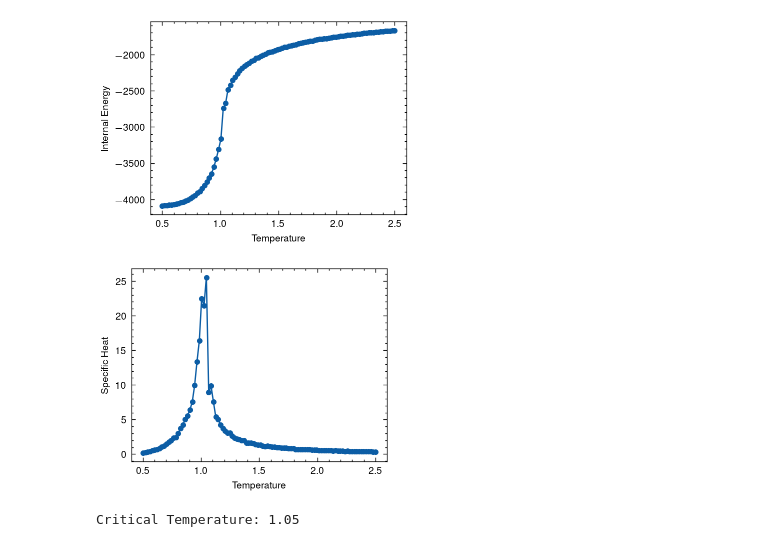
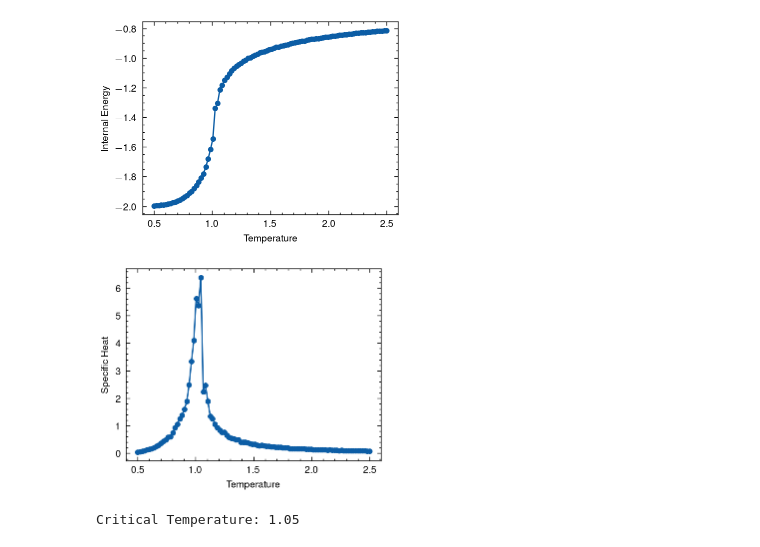
Before and after one commit to xiaoxuan-yu/Potts_MC_Simulation, a Jupyter notebook: simulation/Post-simulation.ipynb, the cells around one changed output. Saved outputs shown, nothing was run; the diff lists cells and outputs as text; code cells hidden in the pictures.

```diff
--- a/simulation/Post-simulation.ipynb
+++ b/simulation/Post-simulation.ipynb
@@ -28,6 +28,7 @@ def potts_energy(spins, J, h):
     E_J += J * np.sum(spins == np.roll(spins, -1, axis=0))
     E_J += J * np.sum(spins == np.roll(spins, 1, axis=1))
     E_J += J * np.sum(spins == np.roll(spins, -1, axis=1))
+    E_J /= 2
     E_J += h * np.sum(spins)
 
     # 求和得到能量
@@ -73,35 +74,35 @@ def internal_energy(spin_series, J, h):
         J: 相邻自旋互相作用能量强度
         h: 外磁场强度
     Returns:
         内能,标量
     """
 
     # 计算能量
     E_series = np.zeros(shape=(spin_series.shape[0]))
     for i in range(spin_series.shape[0]):
         E_series[i] = potts_energy(spin_series[i,:,:], J, h)
     # 求和得到内能
-    E = np.mean(E_series)
+    E = np.mean(E_series) / spin_series.shape[1]**2
     return E
 # internal energy
 U_series = np.zeros(shape=(len(T_series)))
 for i in trange(len(T_series)):
     T = T_series[i]
     # load data
     if os.path.isfile('Potts_Data/spin_history_{}_{:.2f}.npy'.format(q, T)):
         data = np.load('Potts_Data/spin_history_{}_{:.2f}.npy'.format(q, T))
         data = data[data.shape[0]//2:,:,:]
         U_series[i] = internal_energy(data, J, h)
     else:
         raise ValueError(f'Simulation trajectory for T={T} and q={q} does not exist!')
 # plot
 plt.plot(T_series, U_series, 'o-')
 plt.xlabel('Temperature')
 plt.ylabel('Internal Energy')
 plt.savefig(fig_dir+'internal_energy.png',dpi=300)
 plt.show()
 # %% [output]
-[figure, old version]
+[figure, new version]
 # %%
 # specific heat
 @jit(forceobj=True)
@@ -145,7 +146,7 @@ plt.ylabel('Specific Heat')
 plt.savefig(fig_dir+'specific_heat.png',dpi=300)
 plt.show()
 # %% [output]
-[figure, old version]
+[figure, new version]
 # %%
 # find critical temperature (peak of specific heat)
 T_c = T_series[np.argmax(C_series)]
```
Also changed, not shown: parts of 6 cells of this notebook, 11 other files.
